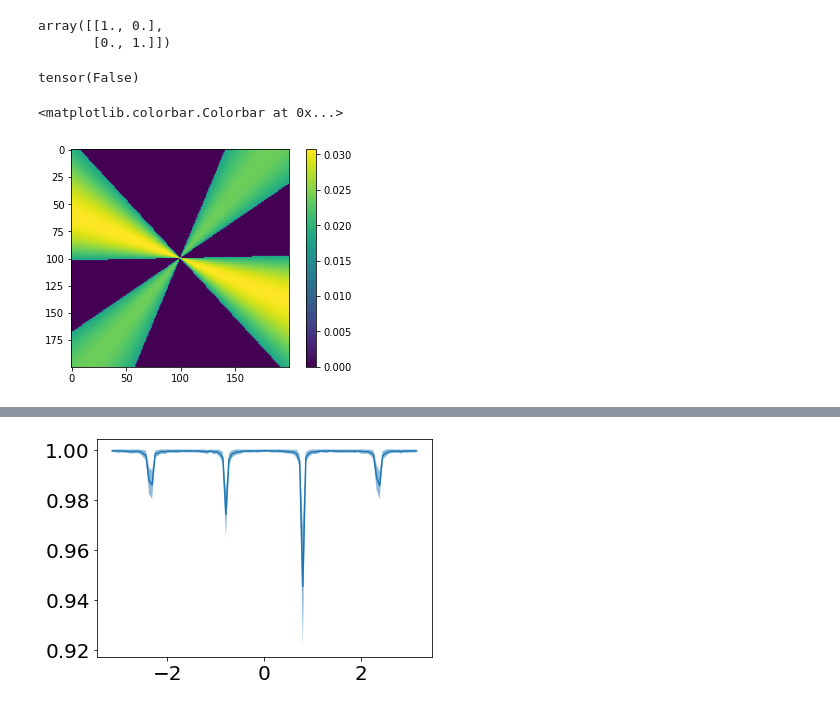
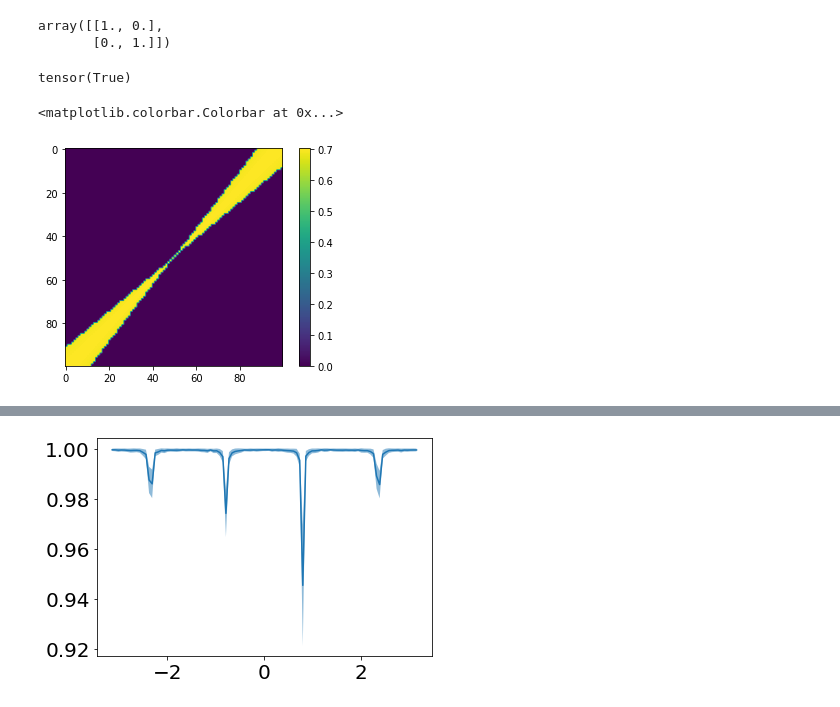
Before and after one commit to blufzzz/NonlinearHebbianPlasticity, a Jupyter notebook: baseline.ipynb, the cells around one changed output, grey strips where cells are left out. Drawn from its saved outputs; the diff is of its cells as text; code cells hidden in the pictures.

```diff
--- a/baseline.ipynb
+++ b/baseline.ipynb
@@ -81,0 +103,14 @@ inpt_tensor = torch.tensor(inpt,dtype=torch.float32)
+# %%
+SCALER = StandardScaler()
+input_parameters = {'generator': make_skewness_first_direction, #make_s_curve,
+                    'generator_kwargs': {'n_samples':1000,
+                                         'stype':'pos',
+                                         'k':2}, # 1e-1
+                    'normalize':True,
+                    'unsupervised':False,
+                    'scaler':SCALER,
+                    'whiten':True
+                   }
+
+inpt, outpt = create_data(**input_parameters)
+inpt_tensor = torch.tensor(inpt,dtype=torch.float32)
@@ -85,24 +126,27 @@ inpt_tensor = torch.tensor(inpt,dtype=torch.float32)
 array([[1., 0.],
        [0., 1.]])
 # %%
-# criterion = get_k_th_moment(3, σ=None, μ=None) #variance
 k = 3
-σ = None
+σ = 1
 μ = 0
+
+arr_mult = 5
+
 criterion = get_k_th_moment(k, σ=σ, μ=μ) #variance
+f = lambda y: k*(y**(k-1))
+# f = lambda y: k*(torch.sign(y)*(y**(k-1)))
+
+# criterion = variance
+# f = lambda y: 2*y
 
 dJ = dJ_criterion([criterion])
-f = lambda y: k*(y**(k-1))
-# f = lambda y: 2*y
-
 y = torch.randn(1,1000)
-# (f(y) == 4*(y**3)).all()
 (dJ(y) == f(y)).all()
 # %% [output]
-tensor(False)
+tensor(True)
 # %%
 #stats.skew, #stats.kurtosis, #criterion,
-crit_map, W_grid = bruteforce_projection(n_grid_samples=200,
+crit_map, W_grid = bruteforce_projection(n_grid_samples=100,
                                          criterion=absolute(criterion),
 #                                          criterion=criterion,
                                          X=inpt,
@@ -116,12 +160,11 @@ assert mask.sum() > 0
 W_s_bf = W_grid[mask]
 # %%
 crit_map_bin = crit_map.copy()
-crit_thr = np.percentile(crit_map.flatten(), 50.)
-crit_map_bin[crit_map_bin < crit_thr] = 0
+crit_map_bin[crit_map_bin < np.percentile(crit_map.flatten(), 90.)] = 0
 # crit_map_bin[crit_map_bin >= crit_thr] = 1
 
 plt.imshow(np.rot90(crit_map_bin))
 plt.colorbar()
 # %% [output]
 <matplotlib.colorbar.Colorbar at 0x...>
-[figure, old version]
+[figure, new version]
```
Also changed, not shown: parts of 13 cells of this notebook, 6 other files.
